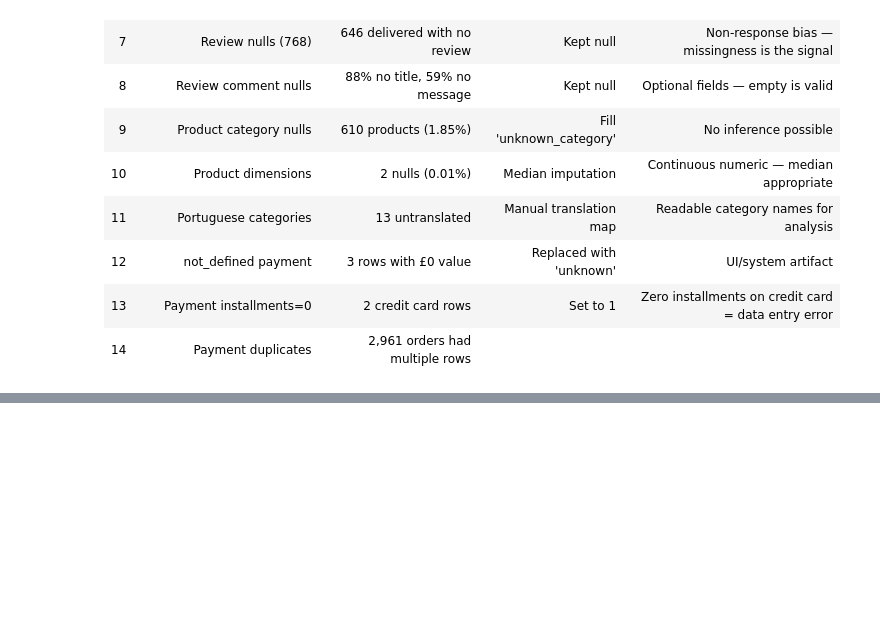
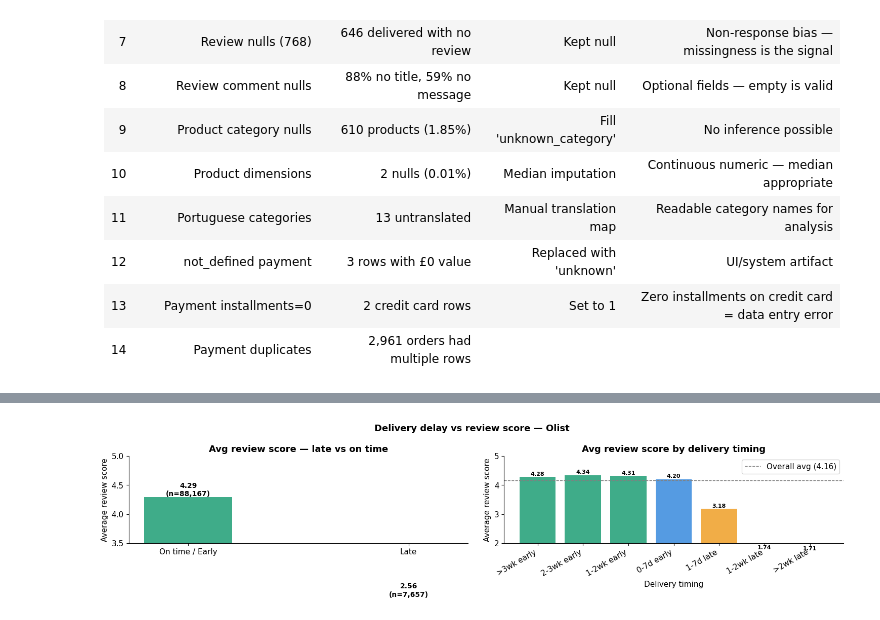
Before and after one commit to NPK05/funnel-analysis-project, a Jupyter notebook: notebooks/03_olist.ipynb, the cells around one changed output, grey strips where cells are left out. Cells and saved outputs as stored; diff of their text form; code cells hidden in the pictures; blank space fills up the shorter version.

```diff
--- a/notebooks/03_olist.ipynb
+++ b/notebooks/03_olist.ipynb
@@ -1390,0 +1572,89 @@ print(f"  Columns  : {len(orders_clean.columns)}")
+# %%
+# QUESTION: Does being late drive lower review scores?
+# WHY: This is the core analytical question for Olist Phase 5
+
+delivered = orders[orders['order_status'] == 'delivered'].copy()
+delivered['delivery_delay_days'] = pd.to_numeric(
+    delivered['delivery_delay_days'], errors='coerce'
+)
+delivered['review_score'] = pd.to_numeric(
+    delivered['review_score'], errors='coerce'
+)
+delivered = delivered.dropna(subset=['delivery_delay_days','review_score'])
+
+fig, axes = plt.subplots(1, 2, figsize=(15, 5))
+
+# left: avg review score by late vs on-time
+late_review = delivered.groupby('delivered_late')['review_score'].agg(
+    ['mean','count']
+).reset_index()
+late_review.columns = ['delivered_late','avg_score','count']
+late_review['label'] = late_review['delivered_late'].map(
+    {0:'On time / Early', 1:'Late'}
+)
+
+colors_late = ['#1D9E75','#D85A30']
+bars = axes[0].bar(late_review['label'], late_review['avg_score'],
+                   color=colors_late, alpha=0.85, width=0.4)
+axes[0].set_title('Avg review score — late vs on time')
+axes[0].set_ylabel('Average review score')
+axes[0].set_ylim(3.5, 5.0)
+
+for bar, (_, row) in zip(bars, late_review.iterrows()):
+    axes[0].text(bar.get_x() + bar.get_width()/2,
+                bar.get_height() + 0.02,
+                f'{row["avg_score"]:.2f}\n(n={row["count"]:,})',
+                ha='center', fontsize=10, fontweight='bold')
+
+# right: avg review score by delay bucket
+bins   = [-200, -21, -14, -7, 0, 7, 14, 200]
+labels = ['>3wk early','2-3wk early','1-2wk early',
+          '0-7d early','1-7d late','1-2wk late','>2wk late']
+
+delivered['delay_bucket'] = pd.cut(
+    delivered['delivery_delay_days'],
+    bins=bins, labels=labels
+)
+
+delay_review = delivered.groupby('delay_bucket')['review_score'].agg(
+    ['mean','count']
+).reset_index()
+
+colors_bucket = ['#1D9E75','#1D9E75','#1D9E75',
+                 '#378ADD','#EF9F27','#D85A30','#A32D2D']
+
+axes[1].bar(delay_review['delay_bucket'],
+            delay_review['mean'],
+            color=colors_bucket, alpha=0.85)
+axes[1].set_title('Avg review score by delivery timing')
+axes[1].set_xlabel('Delivery timing')
+axes[1].set_ylabel('Average review score')
+axes[1].set_xticklabels(labels, rotation=30, ha='right')
+axes[1].set_ylim(2.0, 5.0)
+axes[1].axhline(delivered['review_score'].mean(),
+                color='gray', linestyle='--',
+                linewidth=1, label=f'Overall avg ({delivered["review_score"].mean():.2f})')
+axes[1].legend()
+
+for i, row in delay_review.iterrows():
+    axes[1].text(i, row['mean'] + 0.05,
+                f'{row["mean"]:.2f}',
+                ha='center', fontsize=8, fontweight='bold')
+
+plt.suptitle('Delivery delay vs review score — Olist',
+             fontsize=13, fontweight='bold')
+plt.tight_layout()
+plt.savefig(SAVE_PATH + '03_delay_vs_review.png',
+            dpi=150, bbox_inches='tight')
+plt.show()
+
+print(f"Finding:")
+print(f"\nOn-time/early avg score : {late_review.iloc[0]['avg_score']:.2f}")
+print(f"Late avg score          : {late_review.iloc[1]['avg_score']:.2f}")
+print(f"Score gap               : {late_review.iloc[0]['avg_score'] - late_review.iloc[1]['avg_score']:.2f} points")
+print(f"\nReview score by delay bucket:")
+for _, row in delay_review.iterrows():
+    print(f"  {str(row['delay_bucket']):<15} avg: {row['mean']:.2f}  (n={row['count']:,})")
+print(f"\nSo what: Quantify revenue impact of late deliveries in Phase 8")
+# %% [output]
+[figure, added]
```
Also changed, not shown: parts of 8 cells of this notebook, 5 other files.
